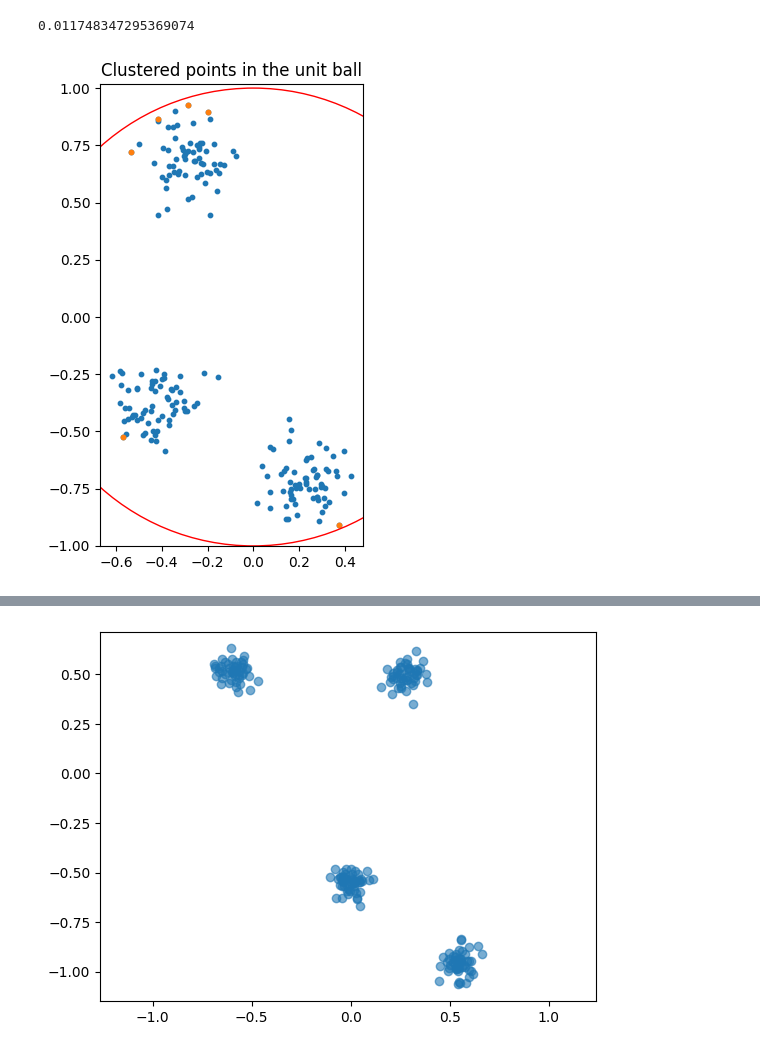
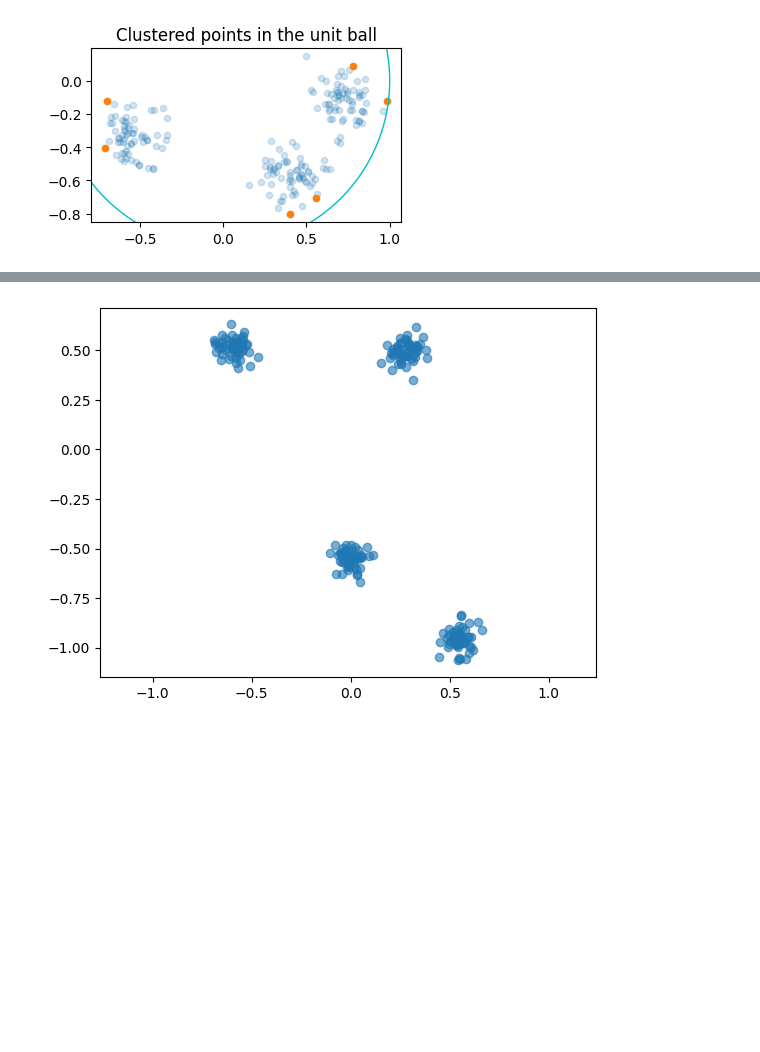
Before and after one commit to Quan-Zhou/MAB, a Jupyter notebook: clustering.ipynb, the cells around one changed output, grey strips where cells are left out. Drawn from its saved outputs; the diff is of its cells as text; code cells hidden in the pictures; blank space fills up the shorter version.

```diff
--- a/clustering.ipynb
+++ b/clustering.ipynb
@@ -5,24 +6,24 @@ import pandas as pd
 # %%
 class simplefunctions:
-    def __init__(self, K, actionspace):
+    def __init__(self, K, actionspace, dim):
         self.K=K
-        self.dim=2
+        self.dim=dim
         self.actionspace = actionspace #self.generate_clusters()
         self.subset = self.algorithm()
 
-    def generate_clusters(self, n_clusters=4, points_per_cluster=50, spread=0.1, seed=None):
-        if seed is not None:
-            np.random.seed(seed)
-        centers = np.random.uniform(-1, 1, size=(n_clusters, 2))  # cluster centers
-        points = []
-        for center in centers:
-            cluster_points = np.random.randn(points_per_cluster, 2) * spread + center
-            points.append(cluster_points)
-        return np.vstack(points)[:,:] #, centers
+    # def generate_clusters(self, n_clusters=4, points_per_cluster=50, spread=0.1, seed=None):
+    #     if seed is not None:
+    #         np.random.seed(seed)
+    #     centers = np.random.uniform(-1, 1, size=(n_clusters, 2))  # cluster centers
+    #     points = []
+    #     for center in centers:
+    #         cluster_points = np.random.randn(points_per_cluster, 2) * spread + center
+    #         points.append(cluster_points)
+    #     return np.vstack(points)[:,:] #, centers
 
     def generate_bandits(self, num_samples):
         """
-        Generate 2-dimensional zero-mean Gaussian samples with a PSD covariance matrix.
+        Generate dim-dimensional zero-mean Gaussian samples with a PSD covariance matrix.
         """
         mean_col = np.zeros(self.dim)
         covariance_matrix = np.eye(self.dim)
@@ -46,10 +47,10 @@ class simplefunctions:
         for theta in theta_set:
             regret.append(np.max(np.dot(self.actionspace,theta.reshape((self.dim,1))))
                         -np.max(np.dot(self.actionspace[self.subset,:],theta.reshape((self.dim,1)))))
-        print(np.average(regret))
+        # print(np.average(regret))
         return np.average(regret)
 # %%
-def generate_clustered_points(n_points=100, n_clusters=3, radius=1.0):
+def generate_clustered_points(n_points=100, n_clusters=3, radius=1.0, scale=0.1):
     points = []
     points_per_cluster = n_points // n_clusters
 
@@ -63,7 +64,7 @@ def generate_clustered_points(n_points=100, n_clusters=3, radius=1.0):
         # Step 2: Generate points around the center, constrained to the unit ball
         for _ in range(points_per_cluster):
             while True:
-                offset = np.random.normal(scale=0.1, size=2)
+                offset = np.random.normal(scale=scale, size=2)
                 point = center + offset
                 if np.linalg.norm(point) <= radius:
                     points.append(point)
@@ -76,19 +259,15 @@ def generate_clustered_points(n_points=100, n_clusters=3, radius=1.0):
 # %%
-K=10
-pts = generate_clustered_points(n_points=200, n_clusters=3)
+plt.figure(figsize=(4,4))
+np.random.seed(4)
+pts = generate_clustered_points(n_points=200, n_clusters=3, scale=0.1)
 fun=simplefunctions(K,pts)
-# points=fun.actionspace
 subset_idx=fun.subset
-fun.test()
-
-plt.figure(figsize=(6,6))
-plt.scatter(pts[:, 0], pts[:, 1], s=10)
-plt.scatter(pts[subset_idx, 0], pts[subset_idx, 1], s=10)
-circle = plt.Circle((0, 0), 1, color='r', fill=False)
+plt.scatter(pts[:, 0], pts[:, 1],s=20,alpha=0.2)
+plt.scatter(pts[subset_idx, 0], pts[subset_idx, 1],s=20,alpha=1)
+circle = plt.Circle((0, 0), 1, color='c', fill=False)
 plt.gca().add_artist(circle)
 plt.gca().set_aspect('equal')
 plt.title("Clustered points in the unit ball")
 plt.show()
 # %% [output]
-0.011748347295369074
-[figure, old version]
+[figure, new version]
```
Also changed, not shown: parts of 23 cells of this notebook, 4 other files.
